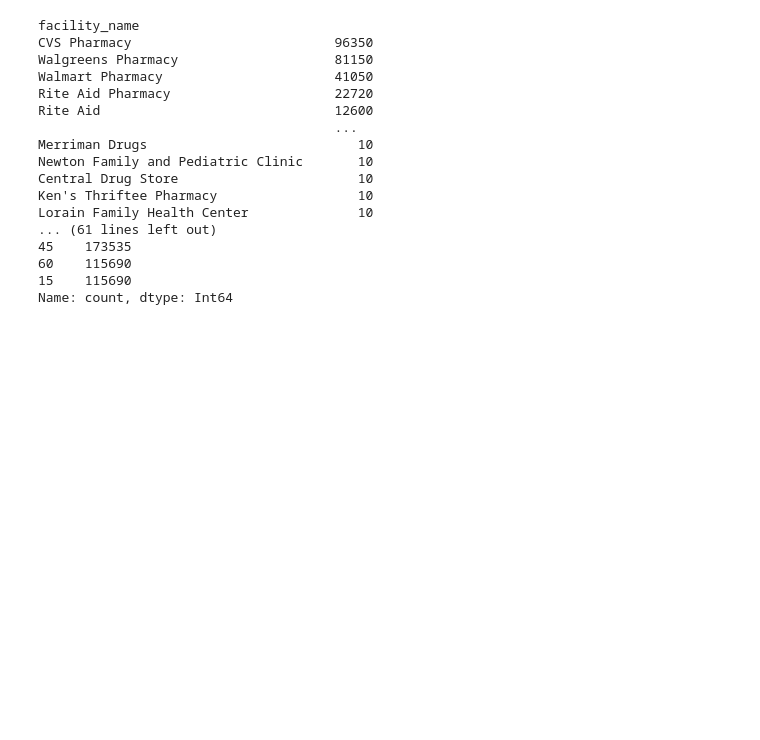
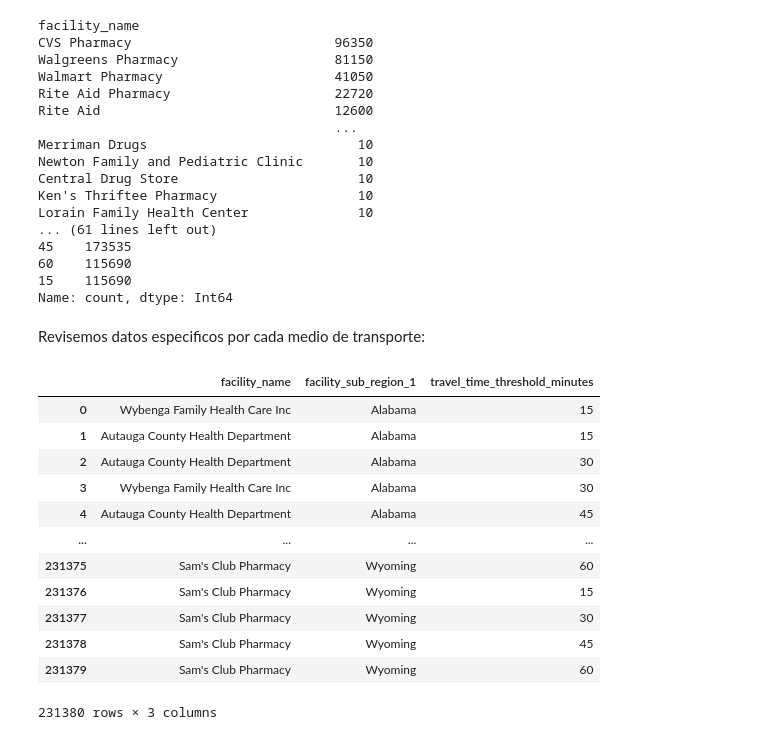
Before and after one commit to VicenteLizana/Solemne1, a Jupyter notebook: Prueba1.ipynb, the cells around one changed output. Cells and saved outputs as stored; diff of their text form; code cells hidden in the pictures; blank space fills up the shorter version.

Commit message:
añadidos los datos de manejo

```diff
--- a/Prueba1.ipynb
+++ b/Prueba1.ipynb
@@ -131,0 +129,29 @@ Name: count, dtype: Int64
+# %% [markdown]
+Revisemos datos especificos por cada medio de transporte:
+# %%
+#Ahora podemos realizar querys que nos permitan relacionar datos.
+#Revisemos especificamente los datos por medio de transporte:
+#Caminando
+query = """
+                SELECT  facility_name, facility_sub_region_1, travel_time_threshold_minutes
+                FROM `bigquery-public-data.covid19_vaccination_access.facility_boundary_us_walk`
+                WHERE facility_country_region = "United States";
+        """
+
+query_job = client.query(query)
+Datocaminando = query_job.to_dataframe()
+Datocaminando
+# %% [output]
+|  | facility_name | facility_sub_region_1 | travel_time_threshold_minutes |
+| 0 | Wybenga Family Health Care Inc | Alabama | 15 |
+| 1 | Autauga County Health Department | Alabama | 15 |
+| 2 | Autauga County Health Department | Alabama | 30 |
+| 3 | Wybenga Family Health Care Inc | Alabama | 30 |
+| 4 | Autauga County Health Department | Alabama | 45 |
+| ... | ... | ... | ... |
+| 231375 | Sam's Club Pharmacy | Wyoming | 60 |
+| 231376 | Sam's Club Pharmacy | Wyoming | 15 |
+| 231377 | Sam's Club Pharmacy | Wyoming | 30 |
+| 231378 | Sam's Club Pharmacy | Wyoming | 45 |
+| 231379 | Sam's Club Pharmacy | Wyoming | 60 |
+231380 rows × 3 columns
```
Also changed, not shown: parts of 5 cells of this notebook.
